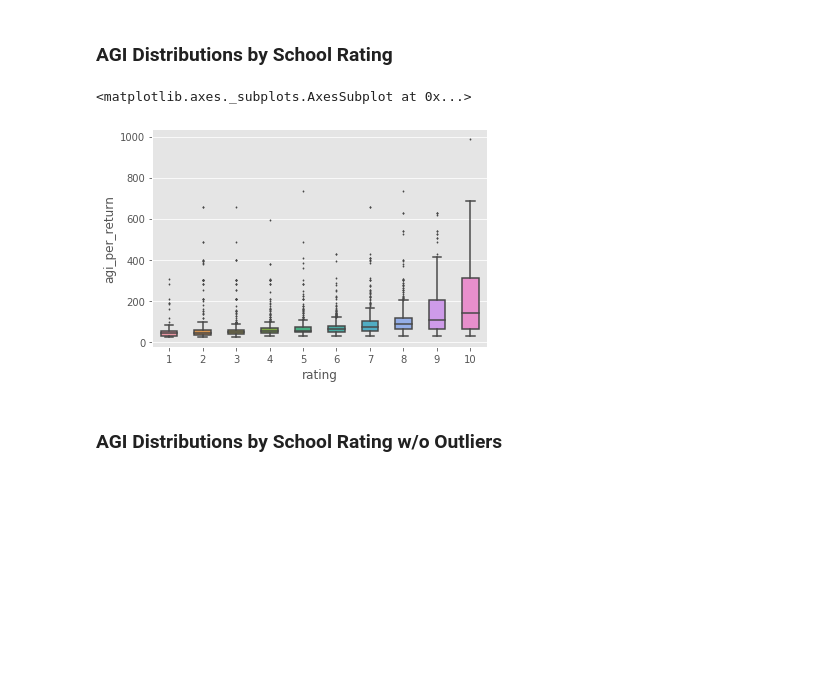
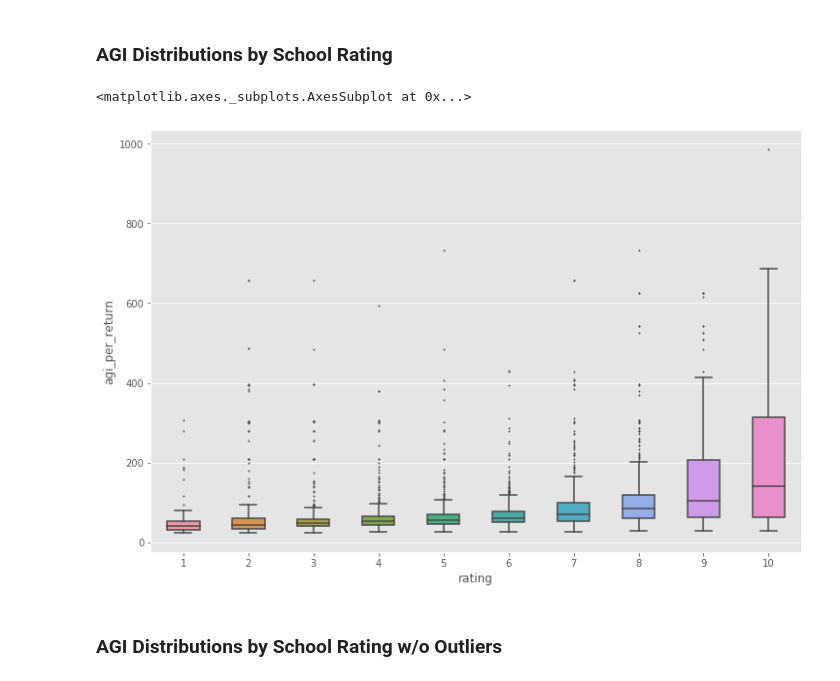
Before and after one commit to jordanrunge/greatschools_rating_analysis, a Jupyter notebook: playground.ipynb, the cells around one changed output. Cells and saved outputs as stored; diff of their text form; code cells hidden in the pictures; blank space fills up the shorter version.

```diff
--- a/playground.ipynb
+++ b/playground.ipynb
@@ -159,0 +172,2 @@ gs_income.head()
+# %%
+zip_demo_2 = zip_demo_2.drop(0)
@@ -159,0 +183,7 @@ gs_income.head()
+# %%
+# Added columns to represent % of population group by race
+zip_demo_2['per_asian'] = zip_demo_2['asian']/zip_demo_2['population']
+zip_demo_2['per_african_american'] = zip_demo_2['african_american']/zip_demo_2['population']
+zip_demo_2['per_white'] = zip_demo_2['white']/zip_demo_2['population']
+zip_demo_2['per_non_white'] = (zip_demo_2['population']-zip_demo_2['white'])/zip_demo_2['population']
+zip_demo_2.head()
@@ -159,0 +214,5 @@ gs_income.head()
+# %%
+zip_demo_2['zip_demo'] = zip_demo_2['zip_demo'].astype(int)
+# %%
+gs_income_demo = pd.merge(gs_income, zip_demo_2, how='left', left_on='zip', right_on='zip_demo').drop(['zip_demo'], axis=1)
+gs_income_demo
@@ -198,11 +278,12 @@ Text(0, 0.5, 'AGI')
 # %% [markdown]
 ### AGI Distributions by School Rating
 # %%
-sns.boxplot(x=gs_income['rating'], y=gs_income['agi_per_return'],
+plt.figure(figsize=(12,8))
+sns.boxplot(x=gs_income_demo['rating'], y=gs_income_demo['agi_per_return'],
             fliersize=1, width=.5, showfliers=True)
 # %% [output]
 <matplotlib.axes._subplots.AxesSubplot at 0x...>
-[figure, old version]
+[figure, new version]
 # %% [markdown]
 ### AGI Distributions by School Rating w/o Outliers
 # %%
```
Also changed, not shown: parts of 48 cells of this notebook, 3 other files.
